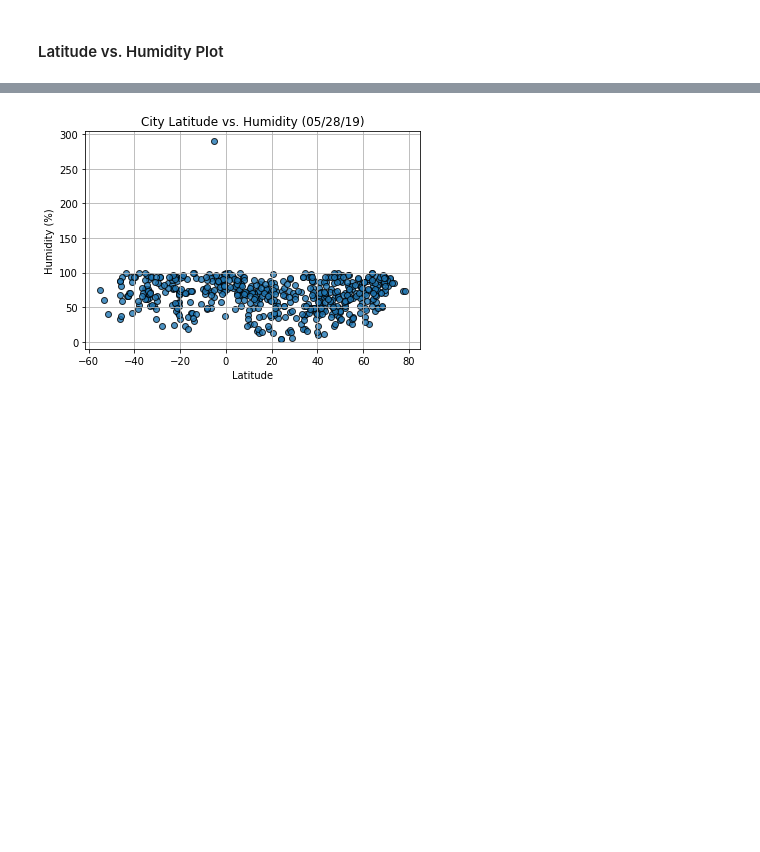
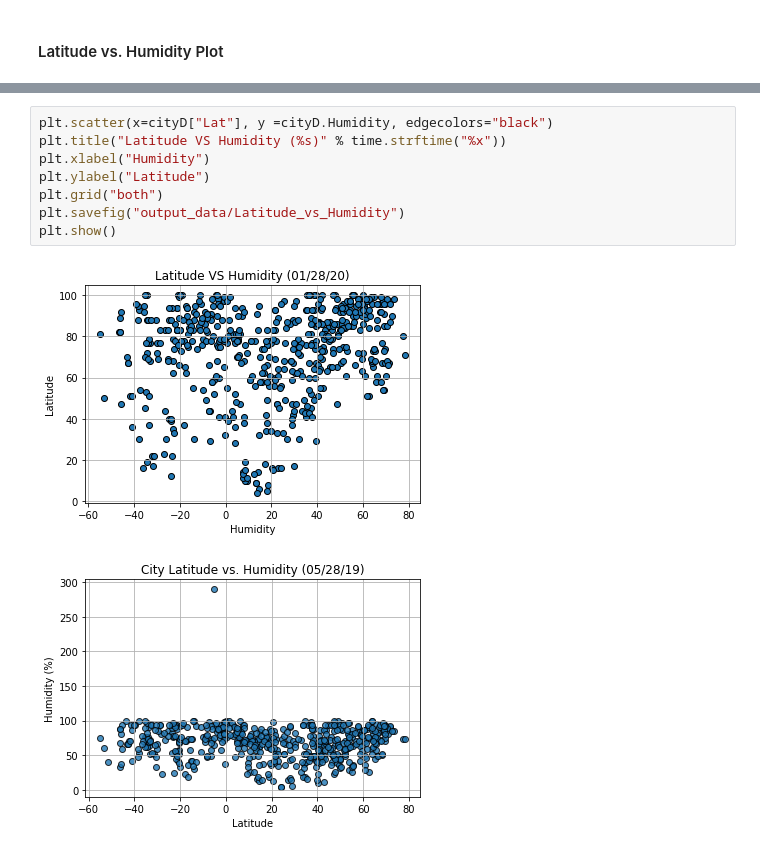
Before and after one commit to JonesInformatics/python-api-challenge, a Jupyter notebook: starter_code/WeatherPy.ipynb, the cells around one changed output, grey strips where cells are left out. Saved outputs shown, nothing was run; the diff lists cells and outputs as text; blank space fills up the shorter version.

```diff
--- a/starter_code/WeatherPy.ipynb
+++ b/starter_code/WeatherPy.ipynb
@@ -178,3 +164,13 @@ dtype: int64
+# %%
+plt.scatter(x=cityD["Lat"], y =cityD.Humidity, edgecolors="black")
+plt.title("Latitude VS Humidity (%s)" % time.strftime("%x"))
+plt.xlabel("Humidity")
+plt.ylabel("Latitude")
+plt.grid("both")
+plt.savefig("output_data/Latitude_vs_Humidity")
+plt.show()
+# %% [output]
+[figure, added]
 # %%
 # %% [output]
 [figure]
```
Also changed, not shown: parts of 11 cells of this notebook.
